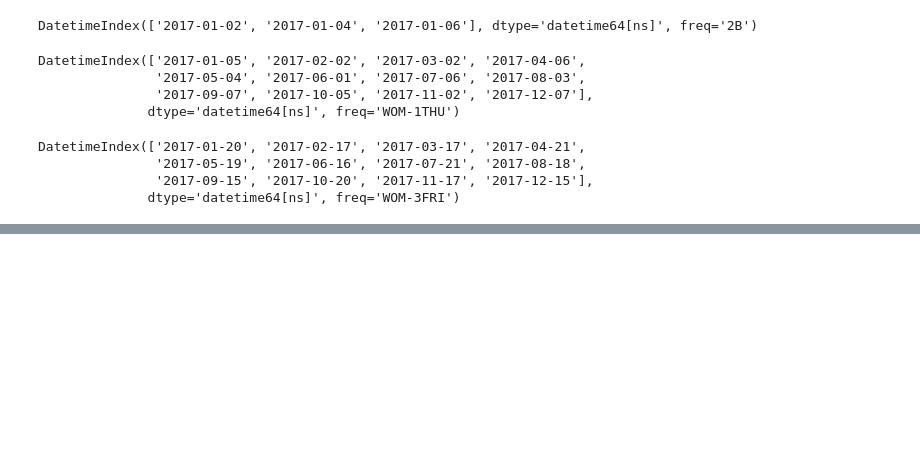
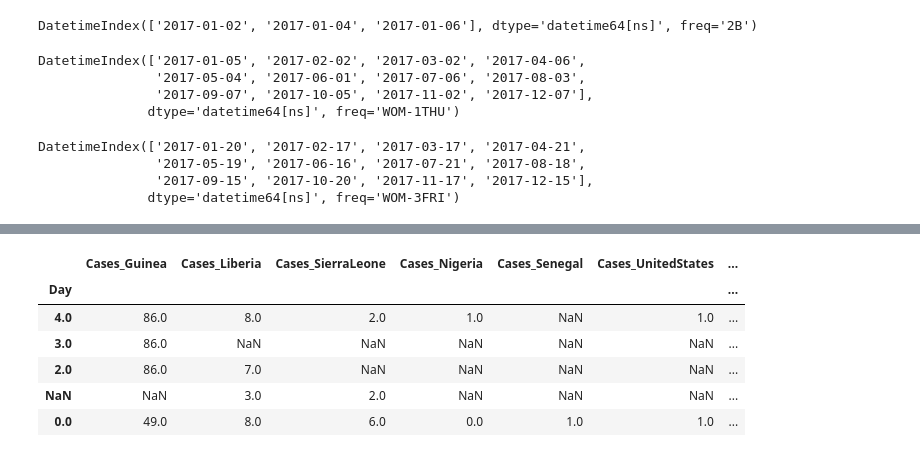
Before and after one commit to davetlewis-van/pandas_for_everyone, a Jupyter notebook: notebooks/Chapter 11.ipynb, the cells around one changed output, grey strips where cells are left out. Saved outputs shown, nothing was run; the diff lists cells and outputs as text; code cells hidden in the pictures; blank space fills up the shorter version.

```diff
--- a/notebooks/Chapter 11.ipynb
+++ b/notebooks/Chapter 11.ipynb
@@ -413,0 +567,14 @@ DatetimeIndex(['2017-01-20', '2017-02-17', '2017-03-17', '2017-04-21',
+# %%
+# remove the indices and assign the correct index, which is the Day
+# day represents the first day of an outbreak of the given country
+ebola_shift.index = ebola_shift['Day']
+ebola_shift = ebola_shift.drop(['Day'], axis=1)
+ebola_shift.tail()
+# %% [output]
+|  | Cases_Guinea | Cases_Liberia | Cases_SierraLeone | Cases_Nigeria | Cases_Senegal | Cases_UnitedStates | ... |
+| Day |  |  |  |  |  |  | ... |
+| 4.0 | 86.0 | 8.0 | 2.0 | 1.0 | NaN | 1.0 | ... |
+| 3.0 | 86.0 | NaN | NaN | NaN | NaN | NaN | ... |
+| 2.0 | 86.0 | 7.0 | NaN | NaN | NaN | NaN | ... |
+| NaN | NaN | 3.0 | 2.0 | NaN | NaN | NaN | ... |
+| 0.0 | 49.0 | 8.0 | 6.0 | 0.0 | 1.0 | 1.0 | ... |
```
Also changed, not shown: parts of 31 cells of this notebook, 3 other files.
